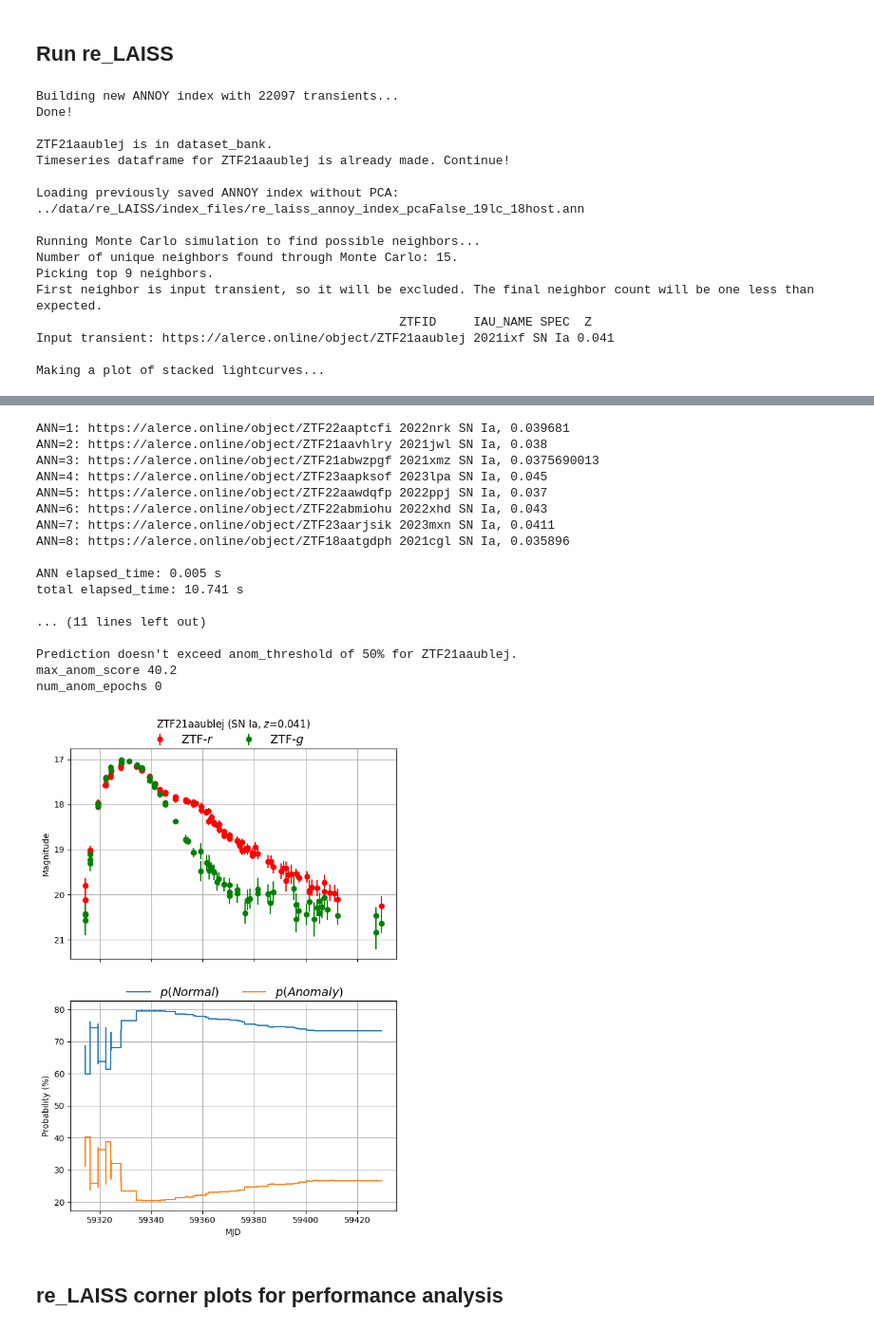
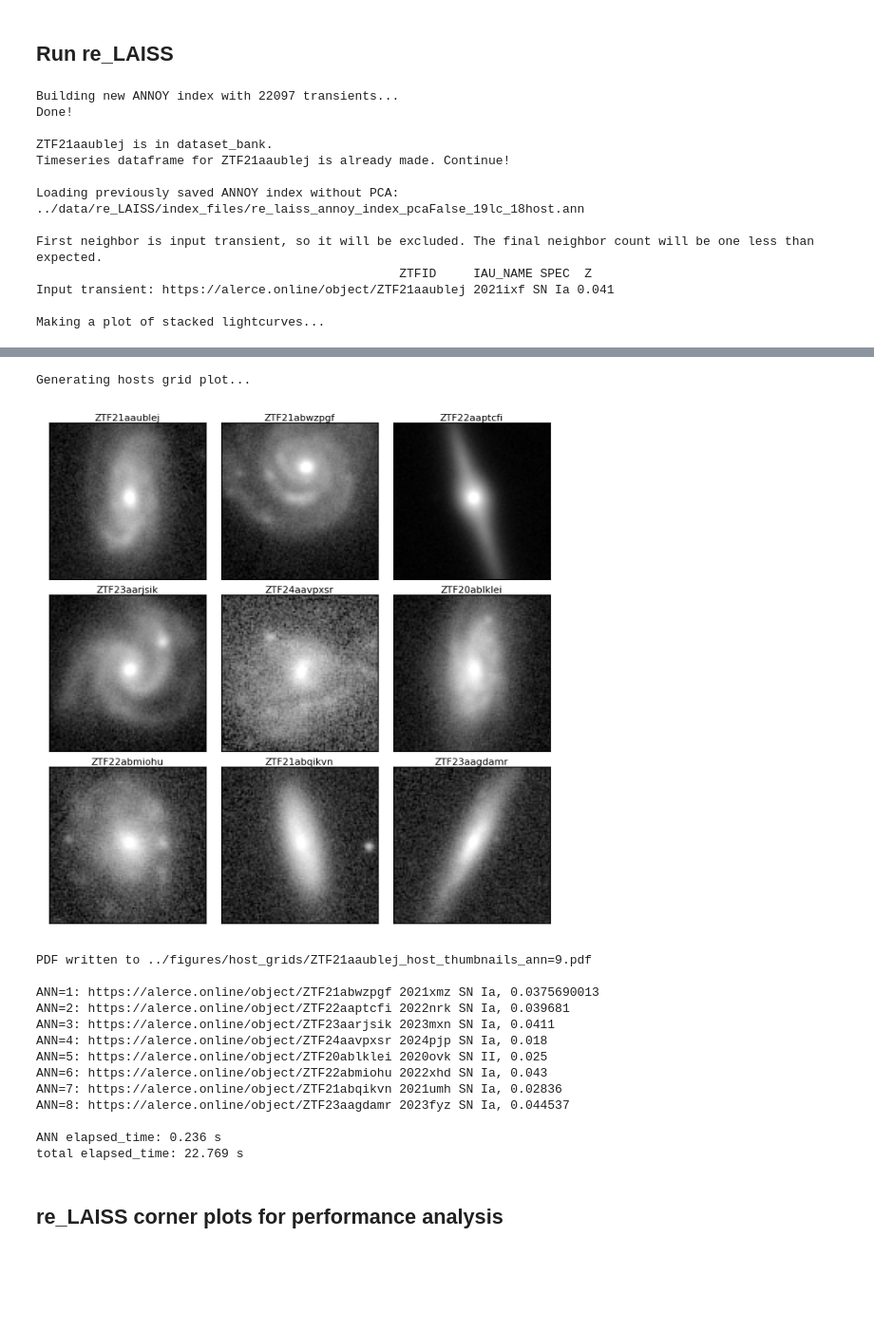
Before and after one commit to evan-reynolds/laiss_timedomainanomalies, a Jupyter notebook: notebooks/re_LAISS.ipynb, the cells around one changed output, grey strips where cells are left out. Shown at 95% size. Drawn from its saved outputs; the diff is of its cells as text; code cells hidden in the pictures; blank space fills up the shorter version.

Commit message:
Added host grid plotting and corner plotting to reLAISS

```diff
--- a/notebooks/re_LAISS.ipynb
+++ b/notebooks/re_LAISS.ipynb
@@ -93,7 +93,7 @@ queried_ztf_id = 'ZTF21aaublej'
 # theorized_lc_path = 'data/theorized_lc/slsnI.csv'
 # theorized_lightcurve_df = pd.read_csv('../' + theorized_lc_path)
 
-nearest_neighbors_df, primer_dict = re_LAISS(
+neighbors_df, primer_dict = re_LAISS(
     transient_ztf_id=queried_ztf_id,
     # theorized_lightcurve_df=theorized_lightcurve_df,
     # host_ztf_id_to_swap_in='ZTF21aaublej',
@@ -108,12 +108,12 @@ nearest_neighbors_df, primer_dict = re_LAISS(
     force_recreation_of_annoy_index=True,
     index_folder_relative_path="../data/re_LAISS/index_files",
     neighbors=9,
-    num_mc_simulations=20,
+    num_mc_simulations=0,
     suggest_neighbor_num=False,
     max_neighbor_distance=None,
     search_k=5000,
-    upweight_lc_feats_factor=2.5,
-    run_AD=True,
+    upweight_lc_feats_factor=1,
+    run_AD=False,
     run_NN=True,
     path_to_models_directory="../models",
     path_to_figure_directory="../figures",
@@ -131,9 +131,6 @@ Timeseries dataframe for ZTF21aaublej is already made. Continue!
 
 Loading previously saved ANNOY index without PCA: ../data/re_LAISS/index_files/re_laiss_annoy_index_pcaFalse_19lc_18host.ann
 
-Running Monte Carlo simulation to find possible neighbors...
-Number of unique neighbors found through Monte Carlo: 15.
-Picking top 9 neighbors.
 First neighbor is input transient, so it will be excluded. The final neighbor count will be one less than expected.
                                                  ZTFID     IAU_NAME SPEC  Z
 Input transient: https://alerce.online/object/ZTF21aaublej 2021ixf SN Ia 0.041
@@ -143,20 +140,17 @@ Making a plot of stacked lightcurves...
-ANN=1: https://alerce.online/object/ZTF22aaptcfi 2022nrk SN Ia, 0.039681
-ANN=2: https://alerce.online/object/ZTF21aavhlry 2021jwl SN Ia, 0.038
-ANN=3: https://alerce.online/object/ZTF21abwzpgf 2021xmz SN Ia, 0.0375690013
-ANN=4: https://alerce.online/object/ZTF23aapksof 2023lpa SN Ia, 0.045
-ANN=5: https://alerce.online/object/ZTF22aawdqfp 2022ppj SN Ia, 0.037
-ANN=6: https://alerce.online/object/ZTF22abmiohu 2022xhd SN Ia, 0.043
-ANN=7: https://alerce.online/object/ZTF23aarjsik 2023mxn SN Ia, 0.0411
-ANN=8: https://alerce.online/object/ZTF18aatgdph 2021cgl SN Ia, 0.035896
-
-ANN elapsed_time: 0.005 s
-total elapsed_time: 10.741 s
-
-... (11 lines left out)
-
-Prediction doesn't exceed anom_threshold of 50% for ZTF21aaublej.
-max_anom_score 40.2
-num_anom_epochs 0
+Generating hosts grid plot...
-[figure, old version]
+[figure, new version]
+PDF written to ../figures/host_grids/ZTF21aaublej_host_thumbnails_ann=9.pdf
+
+ANN=1: https://alerce.online/object/ZTF21abwzpgf 2021xmz SN Ia, 0.0375690013
+ANN=2: https://alerce.online/object/ZTF22aaptcfi 2022nrk SN Ia, 0.039681
+ANN=3: https://alerce.online/object/ZTF23aarjsik 2023mxn SN Ia, 0.0411
+ANN=4: https://alerce.online/object/ZTF24aavpxsr 2024pjp SN Ia, 0.018
+ANN=5: https://alerce.online/object/ZTF20ablklei 2020ovk SN II, 0.025
+ANN=6: https://alerce.online/object/ZTF22abmiohu 2022xhd SN Ia, 0.043
+ANN=7: https://alerce.online/object/ZTF21abqikvn 2021umh SN Ia, 0.02836
+ANN=8: https://alerce.online/object/ZTF23aagdamr 2023fyz SN Ia, 0.044537
+
+ANN elapsed_time: 0.236 s
+total elapsed_time: 22.769 s
 # %% [markdown]
 ## re_LAISS corner plots for performance analysis
```
Also changed, not shown: parts of 3 cells of this notebook, 3 other files.
